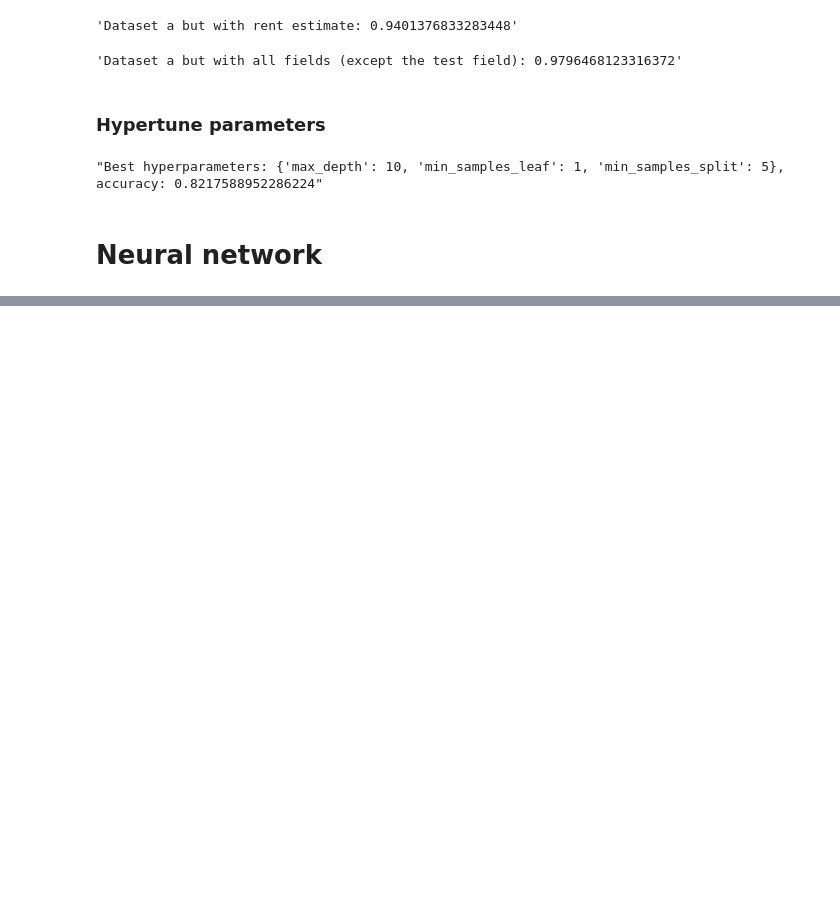
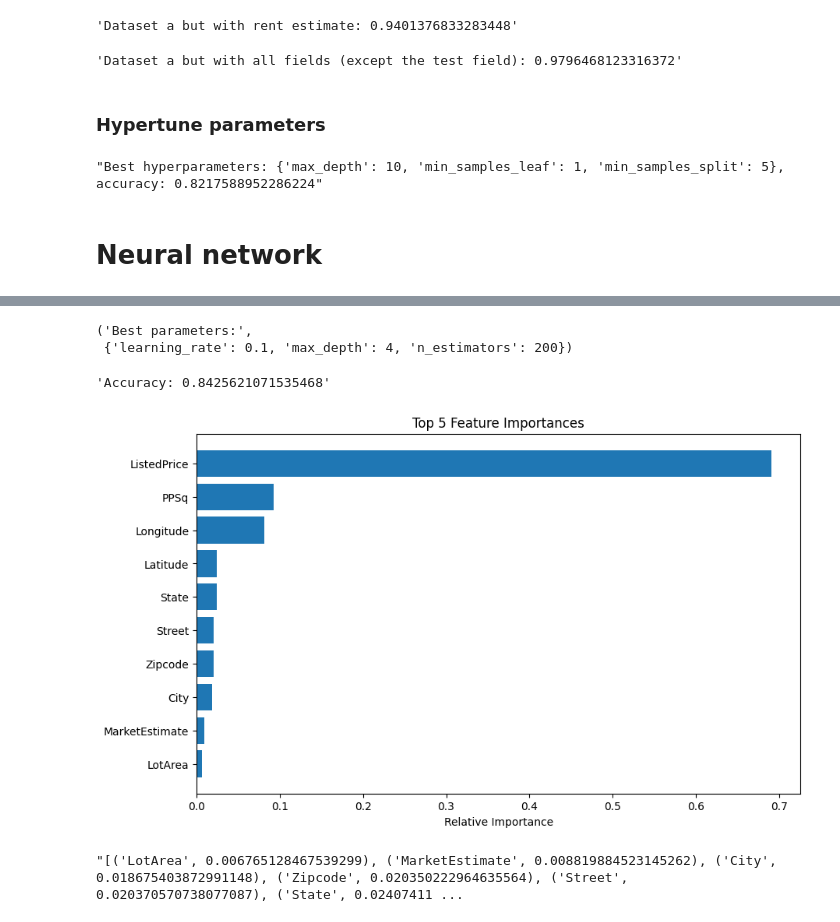
Before and after one commit to timsexperiments/real_estate_analysis, a Jupyter notebook: realestate.ipynb, the cells around one changed output, grey strips where cells are left out. Saved outputs shown, nothing was run; the diff lists cells and outputs as text; code cells hidden in the pictures; blank space fills up the shorter version.

```diff
--- a/realestate.ipynb
+++ b/realestate.ipynb
@@ -639,0 +856,73 @@ Epoch 10/10
+# %%
+from sklearn.model_selection import GridSearchCV
+
+param_grid = {
+    "n_estimators": [100, 200, 300],
+    "learning_rate": [0.01, 0.1, 1],
+    "max_depth": [3, 4, 5],
+}
+
+gbc = GradientBoostingClassifier(random_state=42)
+grid_search = GridSearchCV(estimator=gbc, param_grid=param_grid, cv=3, n_jobs=-1)
+grid_search.fit(X_train, y_train)
+f"Best parameters: {grid_search.best_params_}"
+# %% [output]
+('Best parameters:',
+ {'learning_rate': 0.1, 'max_depth': 4, 'n_estimators': 200})
+# %%
+from sklearn.metrics import accuracy_score
+
+best_gbc = grid_search.best_estimator_
+
+predictions = best_gbc.predict(X_test)
+
+f"Accuracy: {accuracy_score(y_test, predictions)}"
+# %% [output]
+'Accuracy: 0.8425621071535468'
+# %%
+import matplotlib.pyplot as plt
+import numpy as np
+
+feature_importances = best_gbc.feature_importances_
+features = X_train.columns
+
+importance_dict = dict(zip(features, feature_importances))
+
+categories = [
+    "State",
+    "Zipcode",
+    "City",
+    "Street",
+]
+aggregated_importances = {}
+for cat in categories:
+    cat_importance = sum(
+        importance
+        for feature, importance in importance_dict.items()
+        if feature.startswith(cat)
+    )
+    aggregated_importances[cat] = cat_importance
+
+importance_dict.update(aggregated_importances)
+
+importance_dict = {
+    feature: importance
+    for feature, importance in importance_dict.items()
+    if not any(feature.startswith(cat + "_") for cat in categories)
+}
+
+sorted_importances = sorted(importance_dict.items(), key=lambda x: x[1])
+
+top_features, top_importances = zip(*sorted_importances[-10:])
+
+plt.figure(figsize=(10, 6))
+plt.title("Top 5 Feature Importances")
+plt.barh(range(len(top_features)), top_importances, align="center")
+plt.yticks(range(len(top_features)), top_features)
+plt.xlabel("Relative Importance")
+plt.show()
+
+f"{sorted_importances[-10:]}"
+# %% [output]
+[figure, added]
+"[('LotArea', 0.006765128467539299), ('MarketEstimate', 0.008819884523145262), ('City', 0.018675403872991148), ('Zipcode', 0.020350222964635564), ('Street', 0.020370570738077087), ('State', 0.02407411 ...
```
Also changed, not shown: parts of 8 cells of this notebook.
